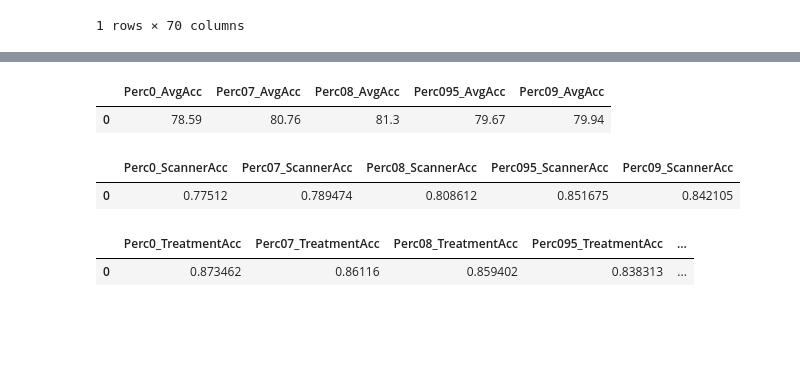
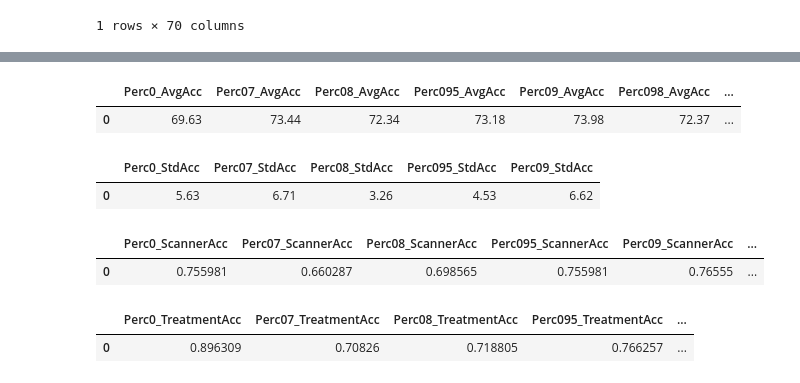
Before and after one commit to yanismiraoui/CNS-Research-YM, a Jupyter notebook: extract_results_tuning.ipynb, the cells around one changed output, grey strips where cells are left out. Cells and saved outputs as stored; diff of their text form; code cells hidden in the pictures; blank space fills up the shorter version.

```diff
--- a/extract_results_tuning.ipynb
+++ b/extract_results_tuning.ipynb
@@ -232,7 +284,7 @@ df_gcn.sort_values(by='AvgAcc', ascending=False)
 # GAT
 # %%
 # GAT without masking
-with open('./modified_XGW-GAT/save_results_tuning_gat.pkl', 'rb') as f:
+with open('./modified_XGW-GAT_1024/save_results_tuning_1024_gat.pkl', 'rb') as f:
     results = pkl.load(f)
 
 # Function to extract numbers from a string
@@ -244,16 +296,28 @@ formatted_data = []
 for key, values in results.items():
     row = list(key)
     for value in values:
+        for perc in ['perc 0.7', 'perc 0.8', 'perc 0.95', 'perc 0.9', 'perc 0']:
+            value = value.replace(perc, "")
         numbers = extract_numbers(value)
         row.extend(numbers)
     formatted_data.append(row)
 
 # Creating DataFrame with appropriate column names
-columns = ['MLP_layers', 'GNN_layers', 'num_head', 'hidden_dim', 'dropout']
-additional_columns = ['AvgAcc', 'StdAcc', 'AvgAUC', 'StdAUC', 'MaxAcc', 'MaxAUC', 'TreatmentAcc', 'TreatmentAUC', 'ScannerAcc', 'ScannerAUC']
+columns = ['MLP_layers', 'GNN_layers', 'num_head', 'hidden_dim', 'dropout', 'loss_lambda', 'weights_lambda', 'weights_elastic']
+additional_columns = ['Perc0_AvgAcc', 'Perc0_StdAcc', 'Perc0_AvgAUC', 'Perc0_StdAUC',
+                      'Perc07_AvgAcc', 'Perc07_StdAcc', 'Perc07_AvgAUC', 'Perc07_StdAUC',
+                      'Perc08_AvgAcc', 'Perc08_StdAcc', 'Perc08_AvgAUC', 'Perc08_StdAUC',
+                      'Perc095_AvgAcc', 'Perc095_StdAcc', 'Perc095_AvgAUC', 'Perc095_StdAUC',
+                      'Perc09_AvgAcc', 'Perc09_StdAcc', 'Perc09_AvgAUC', 'Perc09_StdAUC',
+                      'MaxAvgAcc', 'MaxAvgAUC',
+                      'Perc0_TreatmentAcc', 'Perc0_TreatmentAUC', 'Perc0_ScannerAcc', 'Perc0_ScannerAUC',
+                      'Perc07_TreatmentAcc', 'Perc07_TreatmentAUC', 'Perc07_ScannerAcc', 'Perc07_ScannerAUC',
+                      'Perc08_TreatmentAcc', 'Perc08_TreatmentAUC', 'Perc08_ScannerAcc', 'Perc08_ScannerAUC',
+                      'Perc095_TreatmentAcc', 'Perc095_TreatmentAUC', 'Perc095_ScannerAcc', 'Perc095_ScannerAUC',
+                      'Perc09_TreatmentAcc', 'Perc09_TreatmentAUC', 'Perc09_ScannerAcc', 'Perc09_ScannerAUC']
 columns.extend(additional_columns)
-df_gcn = pd.DataFrame(formatted_data, columns=columns)
+df = pd.DataFrame(formatted_data, columns=columns)
 
 # Display the DataFrame
-df_gcn.sort_values(by='AvgAcc', ascending=False)
+df.sort_values(by='Perc0_AvgAcc', ascending=False)
 # %% [output]
@@ -1289,7 +1357,7 @@ df[['Perc0_ScannerAcc', 'Perc07_ScannerAcc', 'Perc08_ScannerAcc', 'Perc095_Scann
 # 1024
 # %%
 # GNN with one layer masking and L1 norm regularization
-with open('./modified_XGW-GAT_1024/save_results_tuning_1024_sparef_gcn_baseline_masking_mae_weights_elastic_nullingout.pkl', 'rb') as f:
+with open('./modified_XGW-GAT_1024 copy/save_results_tuning_1024_gcn.pkl', 'rb') as f:
     results = pkl.load(f)
 
 # Function to extract numbers from a string
@@ -1301,8 +1369,12 @@ formatted_data = []
 for key, values in results.items():
     row = list(key)
     for value in values:
-        for perc in ['perc 0.7', 'perc 0.8', 'perc 0.95', 'perc 0.9', 'perc 0']:
+        for perc in ['perc 0.7', 'perc 0.8', 'perc 0.95', 'perc 0.9', 'perc 0' ]:
             value = value.replace(perc, "")
+        # get rid of combinations from 0 to 4 of (0, 1), ...
+        for i in range(5):
+            for j in range(5):
+                value = value.replace(f"({i}, {j})", "")
         numbers = extract_numbers(value)
         row.extend(numbers)
     formatted_data.append(row)
@@ -1319,7 +1391,7 @@ additional_columns = ['Perc0_AvgAcc', 'Perc0_StdAcc', 'Perc0_AvgAUC', 'Perc0_Std
                       'Perc07_TreatmentAcc', 'Perc07_TreatmentAUC', 'Perc07_ScannerAcc', 'Perc07_ScannerAUC',
                       'Perc08_TreatmentAcc', 'Perc08_TreatmentAUC', 'Perc08_ScannerAcc', 'Perc08_ScannerAUC',
                       'Perc095_TreatmentAcc', 'Perc095_TreatmentAUC', 'Perc095_ScannerAcc', 'Perc095_ScannerAUC',
-                      'Perc09_TreatmentAcc', 'Perc09_TreatmentAUC', 'Perc09_ScannerAcc', 'Perc09_ScannerAUC']
+                      'Perc09_TreatmentAcc', 'Perc09_TreatmentAUC', 'Perc09_ScannerAcc', 'Perc09_ScannerAUC',]
 columns.extend(additional_columns)
 df = pd.DataFrame(formatted_data, columns=columns)
 
@@ -1461,15 +1797,20 @@ np.mean(formatted_data[0][-20:])
 # %%
-df[['Perc0_AvgAcc', 'Perc07_AvgAcc', 'Perc08_AvgAcc', 'Perc095_AvgAcc', 'Perc09_AvgAcc']].sort_values(by='Perc0_AvgAcc', ascending=False)
+df[['Perc0_AvgAcc', 'Perc07_AvgAcc', 'Perc08_AvgAcc', 'Perc095_AvgAcc', 'Perc09_AvgAcc', 'Perc098_AvgAcc', 'Perc099_AvgAcc']].sort_values(by='Perc0_AvgAcc', ascending=False)
 # %% [output]
-|  | Perc0_AvgAcc | Perc07_AvgAcc | Perc08_AvgAcc | Perc095_AvgAcc | Perc09_AvgAcc |
-| 0 | 78.59 | 80.76 | 81.3 | 79.67 | 79.94 |
+|  | Perc0_AvgAcc | Perc07_AvgAcc | Perc08_AvgAcc | Perc095_AvgAcc | Perc09_AvgAcc | Perc098_AvgAcc | ... |
+| 0 | 69.63 | 73.44 | 72.34 | 73.18 | 73.98 | 72.37 | ... |
+# %%
+df[['Perc0_StdAcc', 'Perc07_StdAcc', 'Perc08_StdAcc', 'Perc095_StdAcc', 'Perc09_StdAcc',]].sort_values(by='Perc0_StdAcc', ascending=False)
+# %% [output]
+|  | Perc0_StdAcc | Perc07_StdAcc | Perc08_StdAcc | Perc095_StdAcc | Perc09_StdAcc |
+| 0 | 5.63 | 6.71 | 3.26 | 4.53 | 6.62 |
 # %%
-df[['Perc0_ScannerAcc', 'Perc07_ScannerAcc', 'Perc08_ScannerAcc', 'Perc095_ScannerAcc', 'Perc09_ScannerAcc']].sort_values(by='Perc0_ScannerAcc', ascending=False)
+df[['Perc0_ScannerAcc', 'Perc07_ScannerAcc', 'Perc08_ScannerAcc', 'Perc095_ScannerAcc', 'Perc09_ScannerAcc', 'Perc098_ScannerAcc', 'Perc099_ScannerAcc']].sort_values(by='Perc0_ScannerAcc', ascending=False)
 # %% [output]
-|  | Perc0_ScannerAcc | Perc07_ScannerAcc | Perc08_ScannerAcc | Perc095_ScannerAcc | Perc09_ScannerAcc |
-| 0 | 0.77512 | 0.789474 | 0.808612 | 0.851675 | 0.842105 |
+|  | Perc0_ScannerAcc | Perc07_ScannerAcc | Perc08_ScannerAcc | Perc095_ScannerAcc | Perc09_ScannerAcc | ... |
+| 0 | 0.755981 | 0.660287 | 0.698565 | 0.755981 | 0.76555 | ... |
 # %%
-df[['Perc0_TreatmentAcc', 'Perc07_TreatmentAcc', 'Perc08_TreatmentAcc', 'Perc095_TreatmentAcc', 'Perc09_TreatmentAcc']].sort_values(by='Perc0_TreatmentAcc', ascending=False)
+df[['Perc0_TreatmentAcc', 'Perc07_TreatmentAcc', 'Perc08_TreatmentAcc', 'Perc095_TreatmentAcc', 'Perc09_TreatmentAcc', 'Perc098_TreatmentAcc', 'Perc099_TreatmentAcc']].sort_values(by='Perc0_TreatmentAcc', ascending=False)
 # %% [output]
 |  | Perc0_TreatmentAcc | Perc07_TreatmentAcc | Perc08_TreatmentAcc | Perc095_TreatmentAcc | ... |
-| 0 | 0.873462 | 0.86116 | 0.859402 | 0.838313 | ... |
+| 0 | 0.896309 | 0.70826 | 0.718805 | 0.766257 | ... |
```
Also changed, not shown: parts of 32 cells of this notebook, 3 other files.
